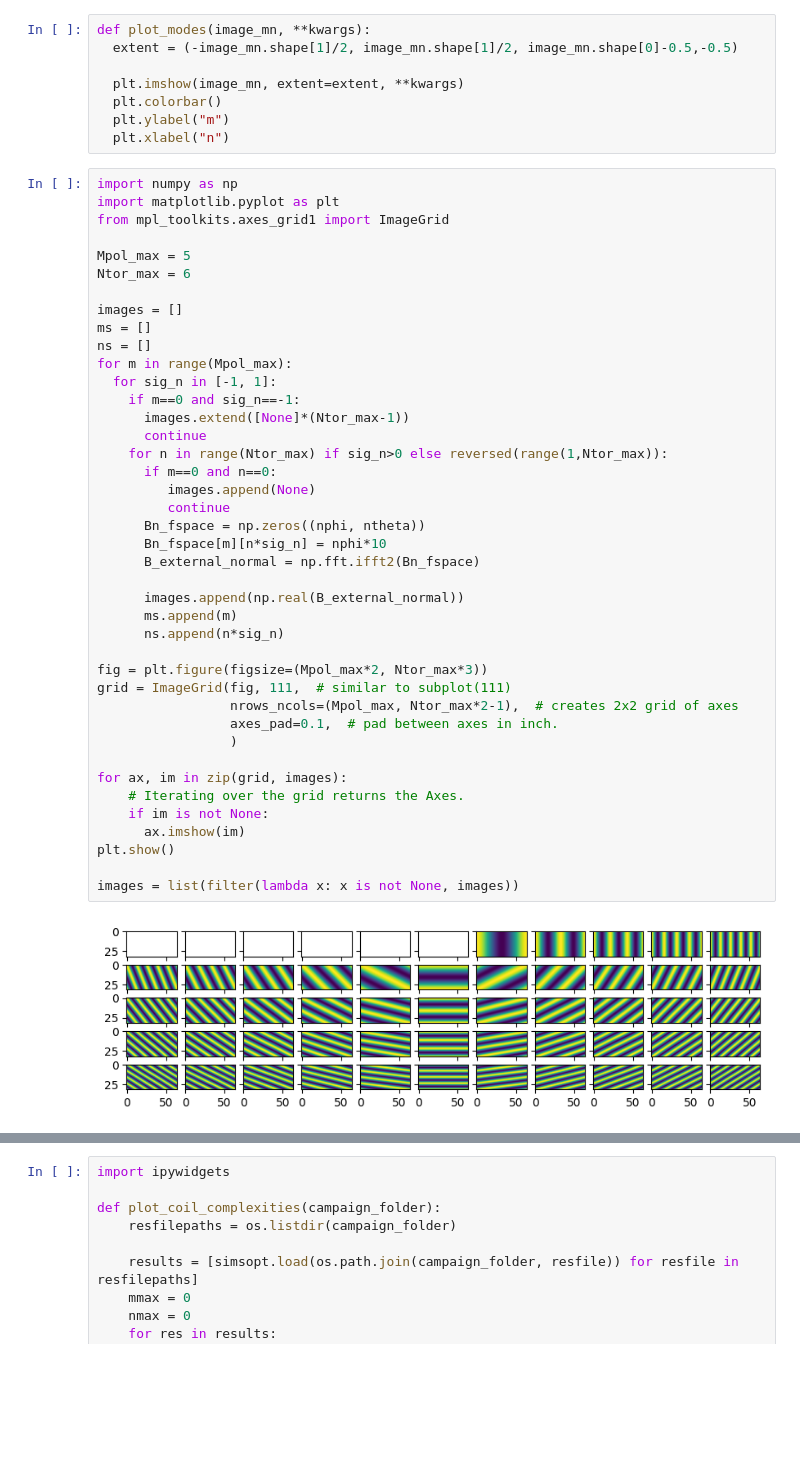
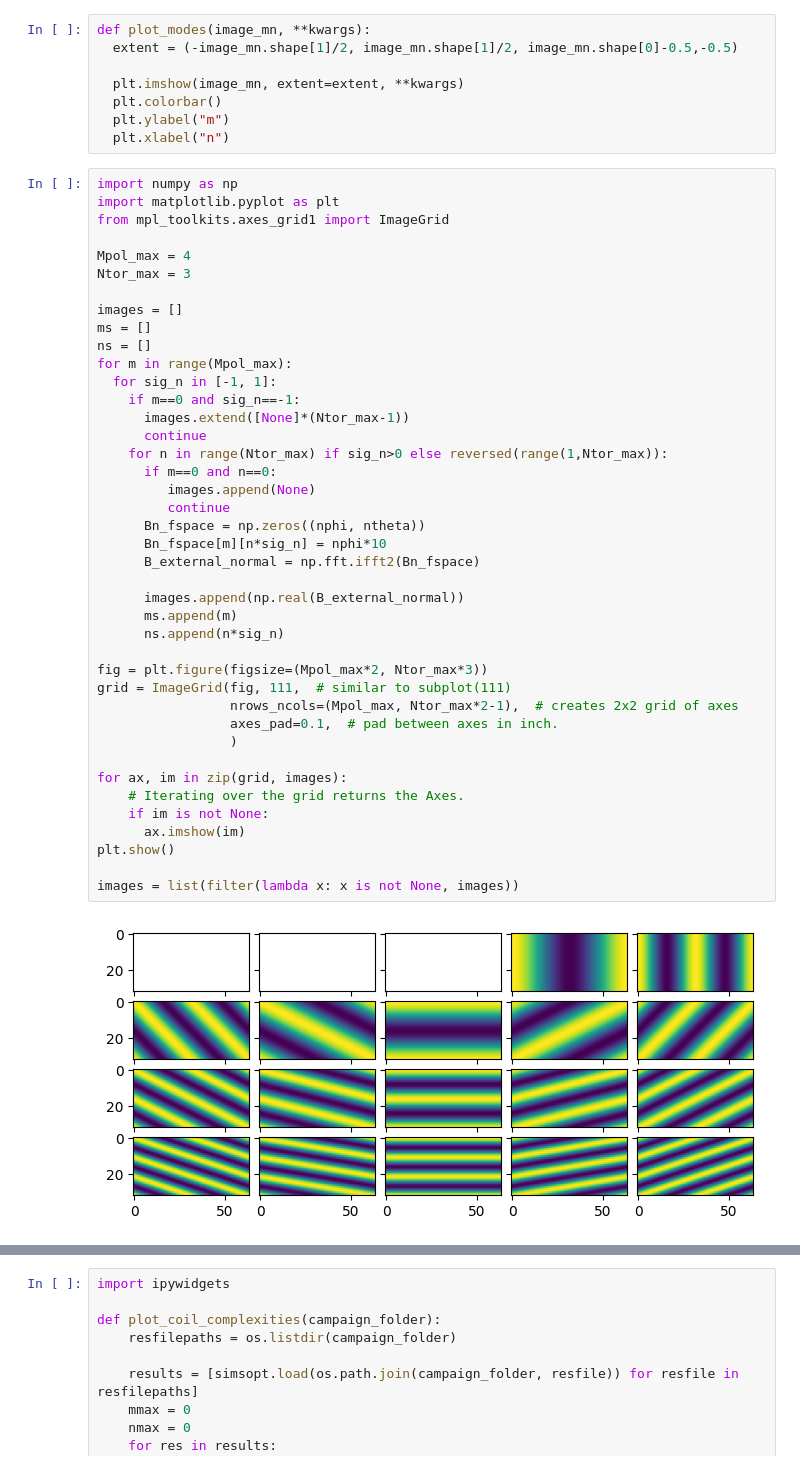
Before and after one commit to missing-user/single-stage-opt, a Jupyter notebook: what_we_actually_want.ipynb, the cells around one changed output, grey strips where cells are left out. Cells and saved outputs as stored; diff of their text form; blank space fills up the shorter version.

```diff
--- a/what_we_actually_want.ipynb
+++ b/what_we_actually_want.ipynb
@@ -114,8 +114,8 @@ import numpy as np
 import matplotlib.pyplot as plt
 from mpl_toolkits.axes_grid1 import ImageGrid
 
-Mpol_max = 5
-Ntor_max = 6
+Mpol_max = 4
+Ntor_max = 3
 
 images = []
 ms = []
@@ -124,34 +124,34 @@ for m in range(Mpol_max):
   for sig_n in [-1, 1]:
     if m==0 and sig_n==-1:
       images.extend([None]*(Ntor_max-1))
       continue
     for n in range(Ntor_max) if sig_n>0 else reversed(range(1,Ntor_max)):
       if m==0 and n==0:
          images.append(None)
          continue
       Bn_fspace = np.zeros((nphi, ntheta))
       Bn_fspace[m][n*sig_n] = nphi*10
       B_external_normal = np.fft.ifft2(Bn_fspace)
 
       images.append(np.real(B_external_normal))
       ms.append(m)
       ns.append(n*sig_n)
 
 fig = plt.figure(figsize=(Mpol_max*2, Ntor_max*3))
 grid = ImageGrid(fig, 111,  # similar to subplot(111)
                  nrows_ncols=(Mpol_max, Ntor_max*2-1),  # creates 2x2 grid of axes
                  axes_pad=0.1,  # pad between axes in inch.
                  )
 
 for ax, im in zip(grid, images):
     # Iterating over the grid returns the Axes.
     if im is not None:
       ax.imshow(im)
 plt.show()
 
 images = list(filter(lambda x: x is not None, images))
 # %% [output]
-[figure, old version]
+[figure, new version]
 # %%
 out_dir_campaign = out_dir / datetime.now().strftime("%Y-%m-%d--%H-%M") #For the current experimental campaign
 out_dir_campaign.mkdir(parents=True, exist_ok=True)
```
Also changed, not shown: parts of 4 cells of this notebook.
